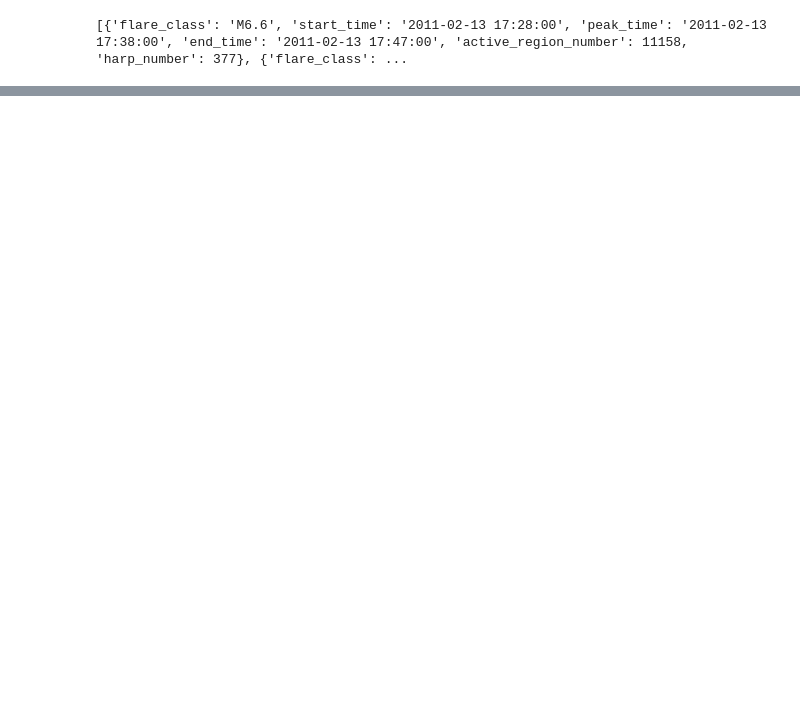
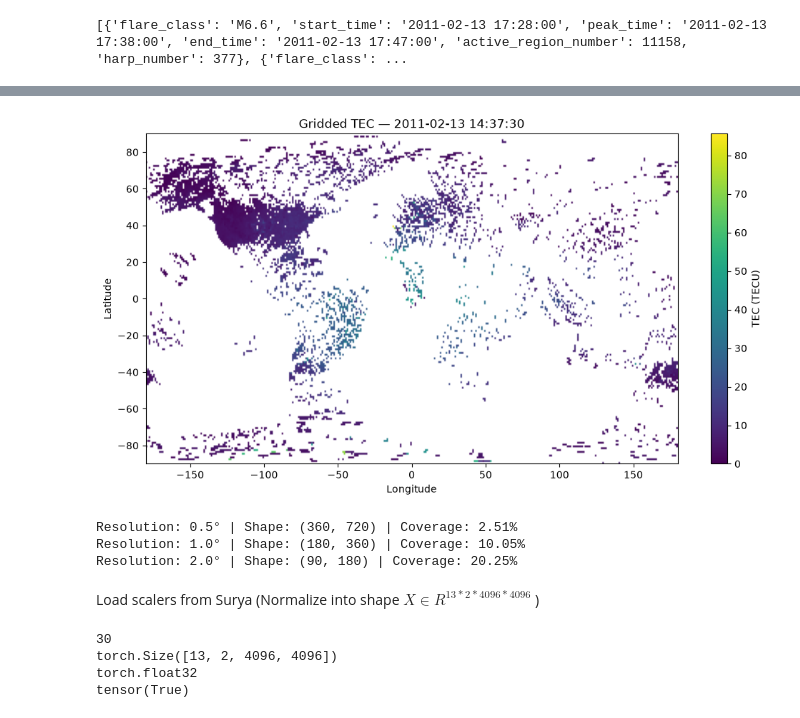
Before and after one commit to AmritM1015/surya-tec-forecasting, a Jupyter notebook: tec_solar_observations.ipynb, the cells around one changed output, grey strips where cells are left out. Drawn from its saved outputs; the diff is of its cells as text; code cells hidden in the pictures; blank space fills up the shorter version.

Commit message:
Precompute TEC grids and integrate solar-TEC dataset pipeline

```diff
--- a/tec_solar_observations.ipynb
+++ b/tec_solar_observations.ipynb
@@ -987,3 +971,5 @@ surya-tec-forecasting/
 print(selected_flares)
 # %% [output]
 [{'flare_class': 'M6.6', 'start_time': '2011-02-13 17:28:00', 'peak_time': '2011-02-13 17:38:00', 'end_time': '2011-02-13 17:47:00', 'active_region_number': 11158, 'harp_number': 377}, {'flare_class': ...
+# %%
+tec_files = list(Path("figures/tec_maps").glob("tec_*.png"))
@@ -989,0 +1001,6 @@ print(selected_flares)
+# %%
+with h5py.File("tec_hdf5/gps110213g.002.hdf5", "r") as f:
+    dataset = f["Data"]["Table Layout"]
+
+    print(dataset.shape)
+    print(dataset.dtype.names)
@@ -989,0 +1220,11 @@ print(selected_flares)
+# %%
+target_time = pd.Timestamp("2011-02-13 14:38:00")
+
+tec_time, tec_map = extract_nearest_tec_map(target_time)
+
+tec_grid = grid_tec(tec_map)
+
+print("Timestamp:", tec_time)
+print("Grid shape:", tec_grid.shape)
+print("Valid cells:", np.isfinite(tec_grid).sum())
+print("Missing cells:", np.isnan(tec_grid).sum())
@@ -989,0 +1239,38 @@ print(selected_flares)
+# %%
+import matplotlib.pyplot as plt
+
+plt.figure(figsize=(12, 6))
+
+plt.imshow(
+    tec_grid,
+    origin="lower",
+    extent=[-180, 180, -90, 90],
+    aspect="auto",
+    cmap="viridis"
+)
+
+plt.colorbar(label="TEC (TECU)")
+plt.xlabel("Longitude")
+plt.ylabel("Latitude")
+plt.title(f"Gridded TEC — {tec_time}")
+
+plt.show()
+# %% [output]
+[figure, added]
+# %%
+for resolution in [0.5, 1.0, 2.0]:
+    grid = grid_tec(tec_map, resolution=resolution)
+
+    coverage = np.isfinite(grid).mean() * 100
+
+    print(
+        f"Resolution: {resolution}° | "
+        f"Shape: {grid.shape} | "
+        f"Coverage: {coverage:.2f}%"
+    )
+# %% [output]
+Resolution: 0.5° | Shape: (360, 720) | Coverage: 2.51%
+Resolution: 1.0° | Shape: (180, 360) | Coverage: 10.05%
+Resolution: 2.0° | Shape: (90, 180) | Coverage: 20.25%
+# %% [markdown]
+Load scalers from Surya (Normalize into shape $X\in{R^{13*2*4096*4096}}$ )
@@ -989,0 +1373,13 @@ print(selected_flares)
+# %%
+print(len(dataset))
+
+sample = dataset[0]
+
+print(sample["solar"].shape)
+print(sample["solar"].dtype)
+print(torch.isfinite(sample["solar"]).all())
+# %% [output]
+30
+torch.Size([13, 2, 4096, 4096])
+torch.float32
+tensor(True)
```
Also changed, not shown: parts of 17 cells of this notebook, 1 other file.
